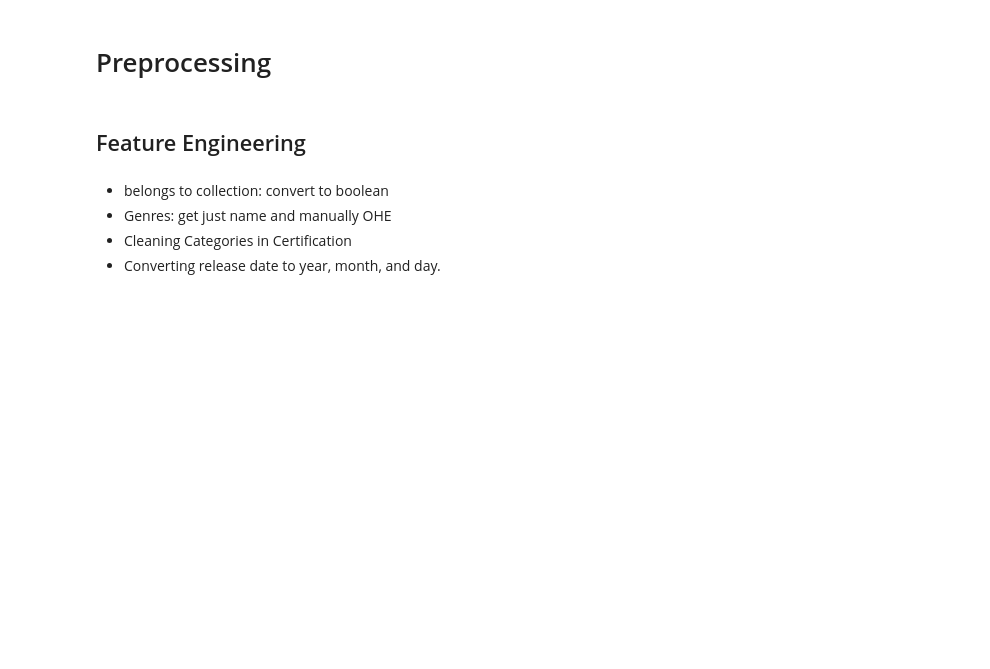
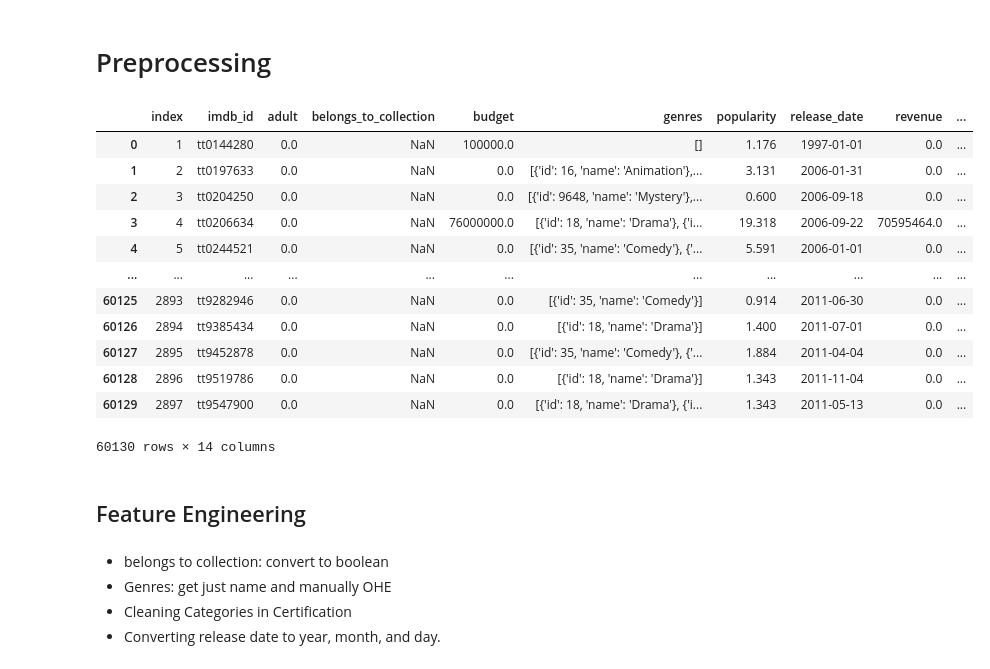
Before and after one commit to coding-dojo-data-science/data-enrichment-linear-regression-with-movies, a Jupyter notebook: Class-Pt1-Linear-Regression-with-Movies.ipynb, the cells around one changed output. Cells and saved outputs as stored; diff of their text form; code cells hidden in the pictures; blank space fills up the shorter version.

```diff
--- a/Class-Pt1-Linear-Regression-with-Movies.ipynb
+++ b/Class-Pt1-Linear-Regression-with-Movies.ipynb
@@ -88,0 +157,6 @@ import glob
+# %%
+df_list = []
+for file in file_list:
+    temp_df = pd.read_csv(file, lineterminator='\n')
+    df_list.append(temp_df)
+len(df_list)
@@ -89,2 +165,3 @@ import glob
 # %%
 # ## use a list comprehension to load in all files into 1 dataframe
+df = pd.concat([pd.read_csv(file, lineterminator='\n') for file in file_list])
@@ -98,3 +191,5 @@ import glob
 ## use a list comprehension to load in all files into 1 dataframe
 # %%
 # remove ids that are 0  and then reset index
+df = df.loc[ df['imdb_id']!='0']
+df
@@ -101,2 +210,5 @@ import glob
+# %%
+
+df.reset_index(inplace=True)
 # %%
 ## saving the combined csv to disk
@@ -105,11 +218,27 @@ import glob
 # %%
 ## Columns to exclude
 drop_cols = ['backdrop_path','backdrop_path','original_title','overview',
                  'poster_path','status','tagline','id','homepage',
                  'production_countries','video','production_companies','spoken_languages',
             'original_language']
 
 ## drop columns
+df = df.drop(columns=drop_cols)
+df
+# %% [output]
+|  | index | imdb_id | adult | belongs_to_collection | budget | genres | popularity | release_date | revenue | ... |
+| 0 | 1 | tt0144280 | 0.0 | NaN | 100000.0 | [] | 1.176 | 1997-01-01 | 0.0 | ... |
+| 1 | 2 | tt0197633 | 0.0 | NaN | 0.0 | [{'id': 16, 'name': 'Animation'},... | 3.131 | 2006-01-31 | 0.0 | ... |
+| 2 | 3 | tt0204250 | 0.0 | NaN | 0.0 | [{'id': 9648, 'name': 'Mystery'},... | 0.600 | 2006-09-18 | 0.0 | ... |
+| 3 | 4 | tt0206634 | 0.0 | NaN | 76000000.0 | [{'id': 18, 'name': 'Drama'}, {'i... | 19.318 | 2006-09-22 | 70595464.0 | ... |
+| 4 | 5 | tt0244521 | 0.0 | NaN | 0.0 | [{'id': 35, 'name': 'Comedy'}, {'... | 5.591 | 2006-01-01 | 0.0 | ... |
+| ... | ... | ... | ... | ... | ... | ... | ... | ... | ... | ... |
+| 60125 | 2893 | tt9282946 | 0.0 | NaN | 0.0 | [{'id': 35, 'name': 'Comedy'}] | 0.914 | 2011-06-30 | 0.0 | ... |
+| 60126 | 2894 | tt9385434 | 0.0 | NaN | 0.0 | [{'id': 18, 'name': 'Drama'}] | 1.400 | 2011-07-01 | 0.0 | ... |
+| 60127 | 2895 | tt9452878 | 0.0 | NaN | 0.0 | [{'id': 35, 'name': 'Comedy'}, {'... | 1.884 | 2011-04-04 | 0.0 | ... |
+| 60128 | 2896 | tt9519786 | 0.0 | NaN | 0.0 | [{'id': 18, 'name': 'Drama'}] | 1.343 | 2011-11-04 | 0.0 | ... |
+| 60129 | 2897 | tt9547900 | 0.0 | NaN | 0.0 | [{'id': 18, 'name': 'Drama'}, {'i... | 1.343 | 2011-05-13 | 0.0 | ... |
+60130 rows × 14 columns
 # %% [markdown]
 ## Feature Engineering
 # %% [markdown]
```
Also changed, not shown: parts of 36 cells of this notebook, 1 other file.
